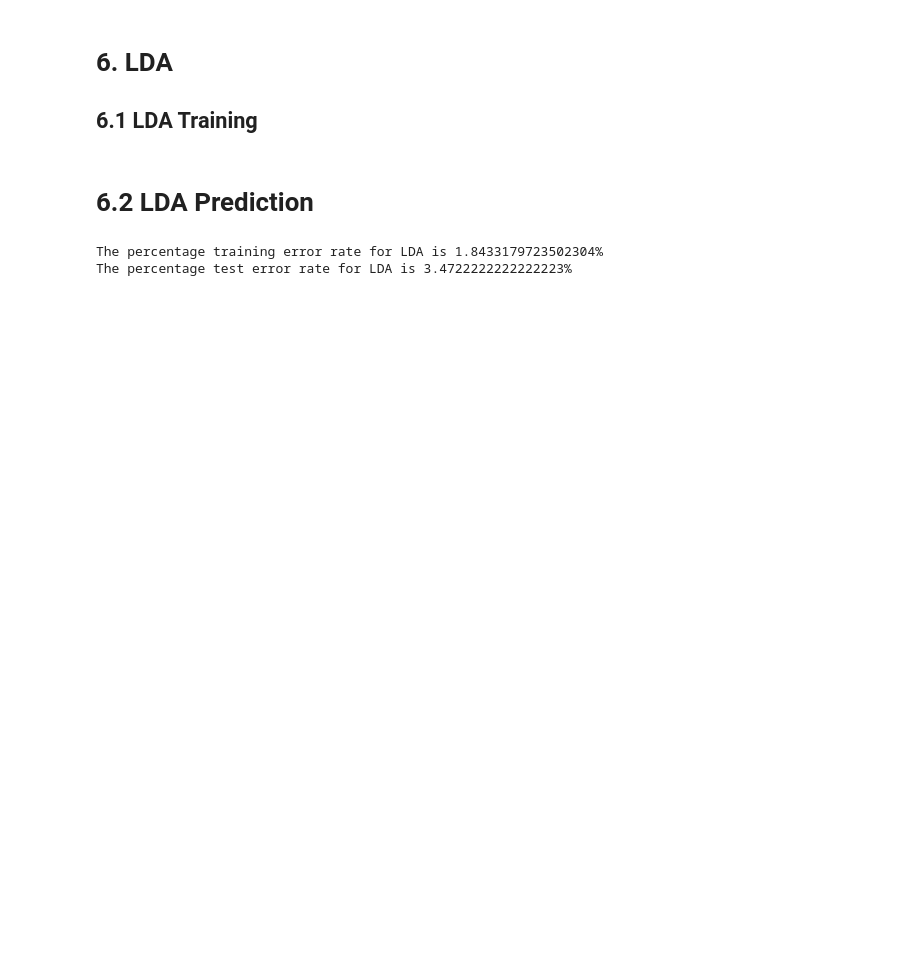
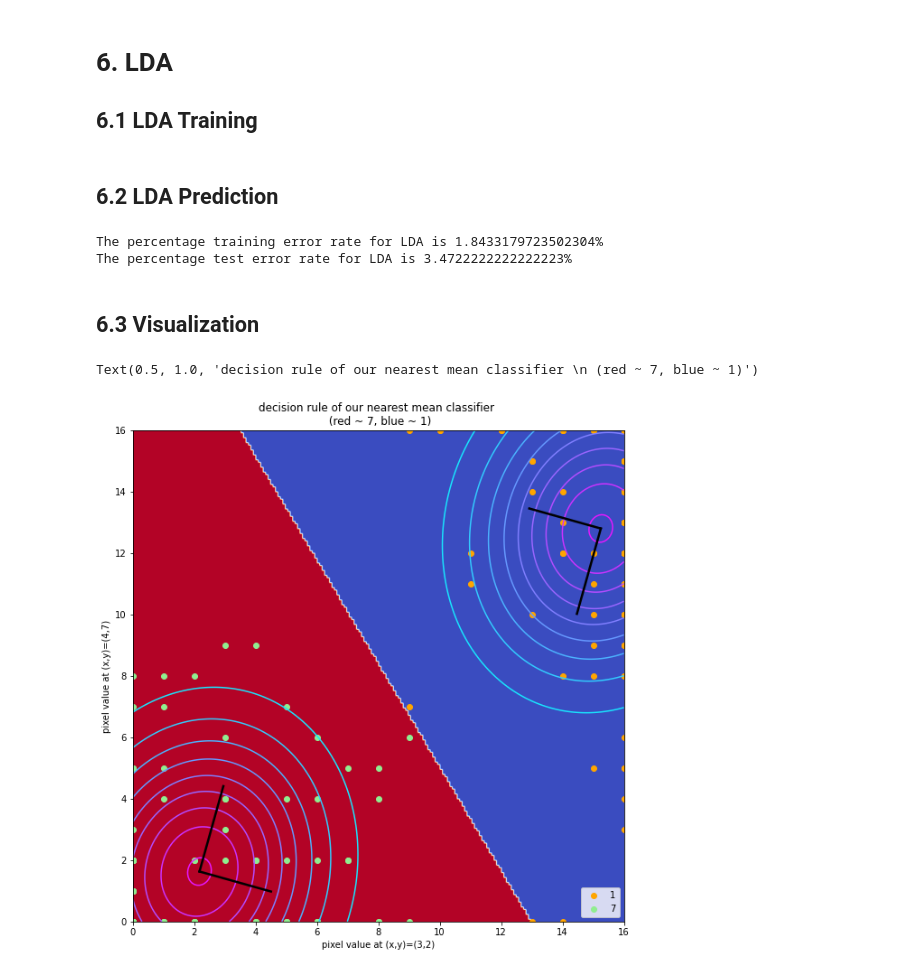
Before and after one commit to Osburg/Fundamentals-of-Machine-Learning, a Jupyter notebook: ex02/qda-lda.ipynb, the cells around one changed output. Saved outputs shown, nothing was run; the diff lists cells and outputs as text; code cells hidden in the pictures; blank space fills up the shorter version.

```diff
--- a/ex02/qda-lda.ipynb
+++ b/ex02/qda-lda.ipynb
@@ -271,7 +314,7 @@ def fit_lda(training_features, training_labels):
 
     return mu, cov, p
 # %% [markdown]
-# 6.2 LDA Prediction
+## 6.2 LDA Prediction
 # %%
 mu, cov, p = fit_lda(data_train_r,target_train)
 def predict_lda(mu, cov, p,test_features):
@@ -302,3 +345,5 @@ print('The percentage test error rate for LDA is ' + str(test_error_rate) + '%')
 # %% [output]
 The percentage training error rate for LDA is 1.8433179723502304%
 The percentage test error rate for LDA is 3.4722222222222223%
+# %% [markdown]
+## 6.3 Visualization
@@ -304,0 +374,27 @@ The percentage test error rate for LDA is 3.4722222222222223%
+# %%
+fig = plt.figure(figsize=(10,10))
+ax = plt.subplot(111)
+
+ax.imshow(labels_grid, cmap="coolwarm", extent=(0,16,0,16)) #decision regions
+
+x, y = train0.transpose() #overlay of label 1 training data
+ax.scatter(x,y, color="orange", label="1")
+x, y = train1.transpose() #overlay of label 7 training data
+ax.scatter(x,y, color="lightgreen", label="7")
+
+ax.contour(X, Y, density0, cmap="cool", levels=10) #overlay of label 1 gaussian
+ax.contour(X, Y, density1, cmap="cool", levels=10) #overlay of label 7 gaussian
+
+#overlay of eigenvectors of covariance matrices
+ax.plot([mu[0][0], vec1[0]+mu[0][0]], [mu[0][1], vec1[1]+mu[0][1]], linewidth=2.5, color="black")
+ax.plot([mu[0][0], vec2[0]+mu[0][0]], [mu[0][1], vec2[1]+mu[0][1]], linewidth=2.5, color="black")
+ax.plot([mu[1][0], -vec1[0]+mu[1][0]], [mu[1][1], -vec1[1]+mu[1][1]], linewidth=2.5, color="black")
+ax.plot([mu[1][0], -vec2[0]+mu[1][0]], [mu[1][1], -vec2[1]+mu[1][1]], linewidth=2.5, color="black")
+
+ax.set_xlabel("pixel value at (x,y)=(3,2)")
+ax.set_ylabel("pixel value at (x,y)=(4,7)")
+ax.legend(loc="lower right")
+ax.set_title("decision rule of our nearest mean classifier \n (red ~ 7, blue ~ 1)")
+# %% [output]
+Text(0.5, 1.0, 'decision rule of our nearest mean classifier \n (red ~ 7, blue ~ 1)')
+[figure, added]
```
Also changed, not shown: parts of 10 cells of this notebook, 1 other file.
